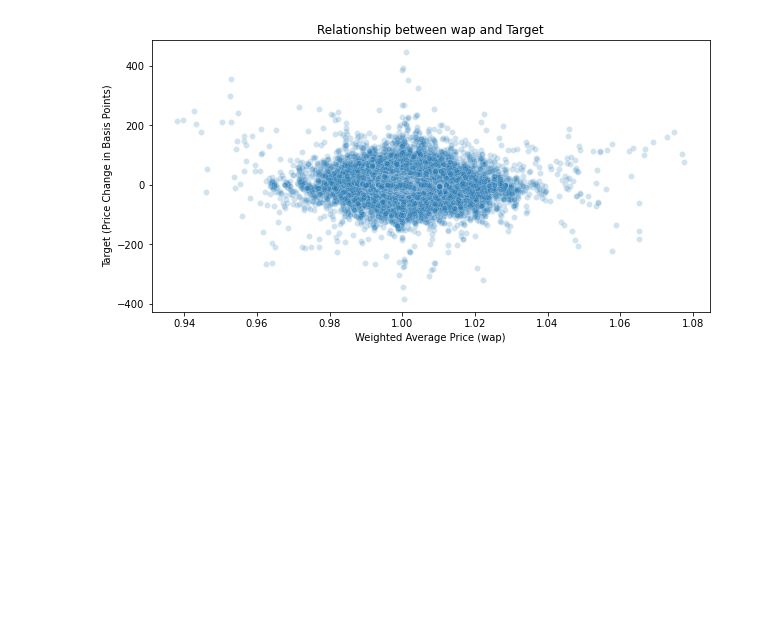
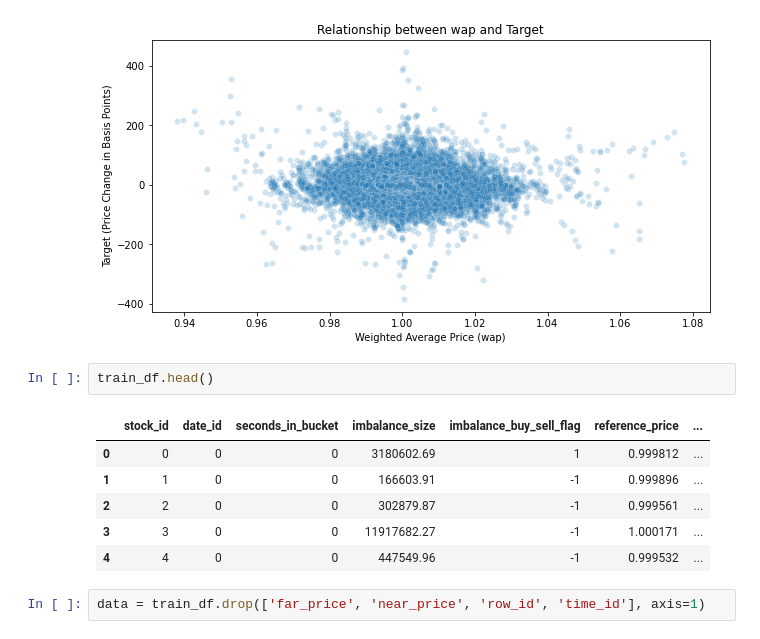
Before and after one commit to aryantiwariofficial/stocker, a Jupyter notebook: Project_Stocker.ipynb, the cells around one changed output. Cells and saved outputs as stored; diff of their text form; blank space fills up the shorter version.

```diff
--- a/Project_Stocker.ipynb
+++ b/Project_Stocker.ipynb
@@ -104,3 +104,14 @@ plt.title('Relationship between wap and Target')
 plt.show()
 # %% [output]
 [figure]
+# %%
+train_df.head()
+# %% [output]
+|  | stock_id | date_id | seconds_in_bucket | imbalance_size | imbalance_buy_sell_flag | reference_price | ... |
+| 0 | 0 | 0 | 0 | 3180602.69 | 1 | 0.999812 | ... |
+| 1 | 1 | 0 | 0 | 166603.91 | -1 | 0.999896 | ... |
+| 2 | 2 | 0 | 0 | 302879.87 | -1 | 0.999561 | ... |
+| 3 | 3 | 0 | 0 | 11917682.27 | -1 | 1.000171 | ... |
+| 4 | 4 | 0 | 0 | 447549.96 | -1 | 0.999532 | ... |
+# %%
+data = train_df.drop(['far_price', 'near_price', 'row_id', 'time_id'], axis=1)
```
Also changed, not shown: parts of 5 cells of this notebook.
